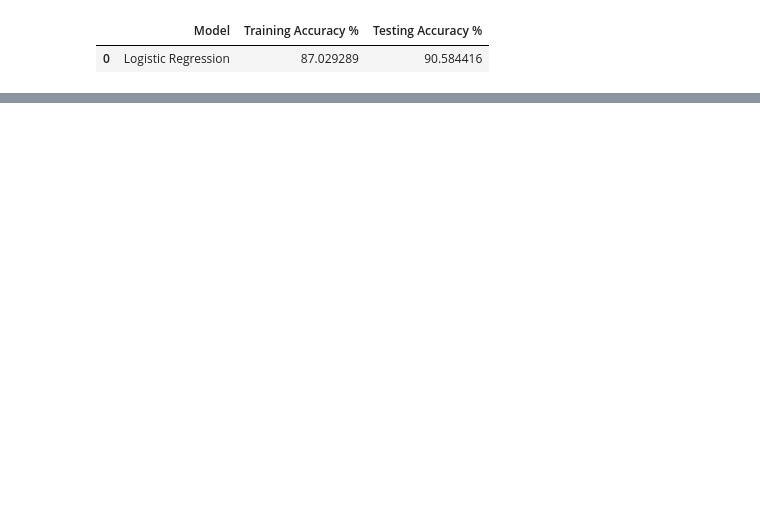
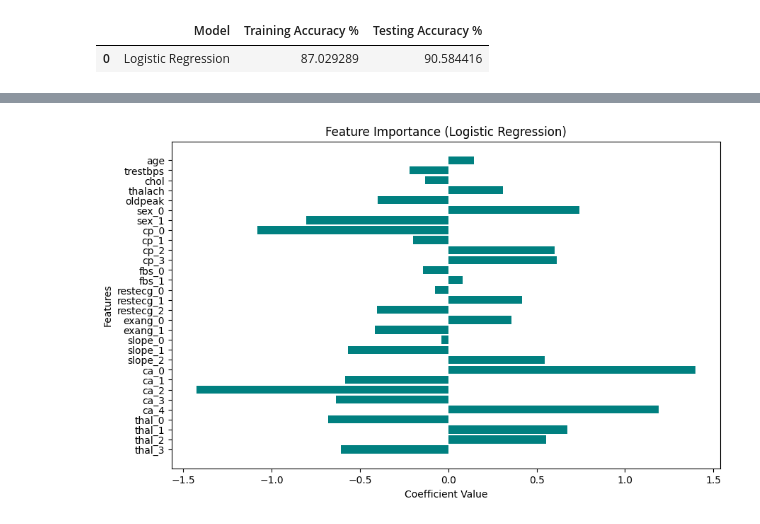
Before and after one commit to 121omprakash/Heart_disease-_Prediction, a Jupyter notebook: Heart_Disease_Prediction.ipynb, the cells around one changed output, grey strips where cells are left out. Saved outputs shown, nothing was run; the diff lists cells and outputs as text; code cells hidden in the pictures; blank space fills up the shorter version.

```diff
--- a/Heart_Disease_Prediction.ipynb
+++ b/Heart_Disease_Prediction.ipynb
@@ -294,0 +376,15 @@ results_df
+# %%
+# Extract feature importance from Logistic Regression coefficients
+feature_importances = lr_clf.coef_[0]
+features = X.columns
+
+# Plot Feature Importance
+plt.figure(figsize=(10, 6))
+plt.barh(features, feature_importances, color='teal')
+plt.xlabel('Coefficient Value')
+plt.ylabel('Features')
+plt.title('Feature Importance (Logistic Regression)')
+plt.gca().invert_yaxis()  # Flip for better readability
+plt.show()
+# %% [output]
+[figure, added]
```
Also changed, not shown: parts of 5 cells of this notebook.
